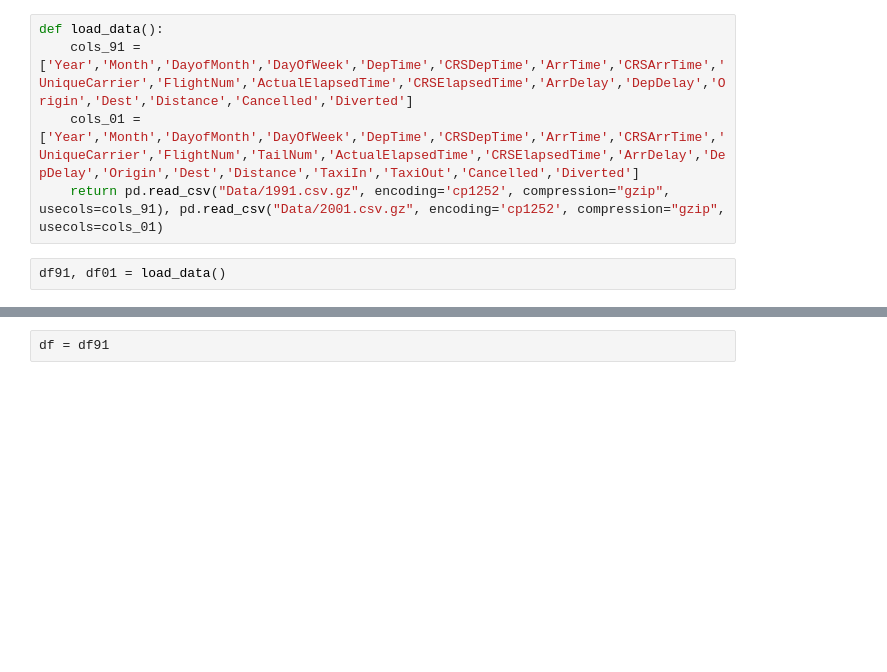
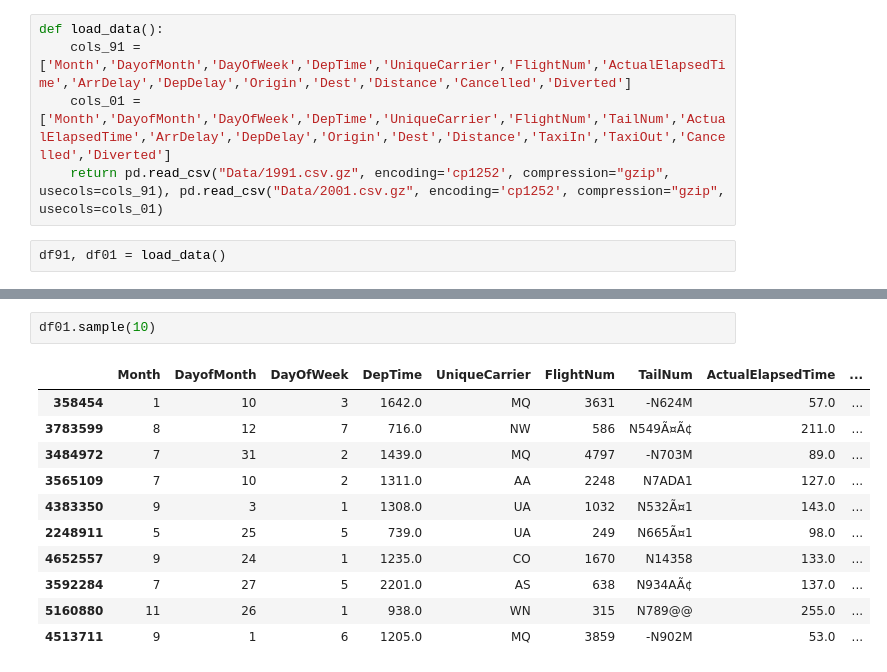
Before and after one commit to rizny786/Flights, a Jupyter notebook: notebook.ipynb, the cells around one changed output, grey strips where cells are left out. Saved outputs shown, nothing was run; the diff lists cells and outputs as text; blank space fills up the shorter version.

```diff
--- a/notebook.ipynb
+++ b/notebook.ipynb
@@ -5,7 +14,7 @@ import pandas as pd
 # %%
 def load_data():
-    cols_91 = ['Year','Month','DayofMonth','DayOfWeek','DepTime','CRSDepTime','ArrTime','CRSArrTime','UniqueCarrier','FlightNum','ActualElapsedTime','CRSElapsedTime','ArrDelay','DepDelay','Origin','Dest','Distance','Cancelled','Diverted']
-    cols_01 = ['Year','Month','DayofMonth','DayOfWeek','DepTime','CRSDepTime','ArrTime','CRSArrTime','UniqueCarrier','FlightNum','TailNum','ActualElapsedTime','CRSElapsedTime','ArrDelay','DepDelay','Origin','Dest','Distance','TaxiIn','TaxiOut','Cancelled','Diverted']
+    cols_91 = ['Month','DayofMonth','DayOfWeek','DepTime','UniqueCarrier','FlightNum','ActualElapsedTime','ArrDelay','DepDelay','Origin','Dest','Distance','Cancelled','Diverted']
+    cols_01 = ['Month','DayofMonth','DayOfWeek','DepTime','UniqueCarrier','FlightNum','TailNum','ActualElapsedTime','ArrDelay','DepDelay','Origin','Dest','Distance','TaxiIn','TaxiOut','Cancelled','Diverted']
     return pd.read_csv("Data/1991.csv.gz", encoding='cp1252', compression="gzip", usecols=cols_91), pd.read_csv("Data/2001.csv.gz", encoding='cp1252', compression="gzip", usecols=cols_01)
 # %%
 df91, df01 = load_data()
@@ -26,3 +35,15 @@ df91.sample(10)
-# %%
-df = df91
+# %%
+df01.sample(10)
+# %% [output]
+|  | Month | DayofMonth | DayOfWeek | DepTime | UniqueCarrier | FlightNum | TailNum | ActualElapsedTime | ... |
+| 358454 | 1 | 10 | 3 | 1642.0 | MQ | 3631 | -N624M | 57.0 | ... |
+| 3783599 | 8 | 12 | 7 | 716.0 | NW | 586 | N549Ã¤Ã¢ | 211.0 | ... |
+| 3484972 | 7 | 31 | 2 | 1439.0 | MQ | 4797 | -N703M | 89.0 | ... |
+| 3565109 | 7 | 10 | 2 | 1311.0 | AA | 2248 | N7ADA1 | 127.0 | ... |
+| 4383350 | 9 | 3 | 1 | 1308.0 | UA | 1032 | N532Ã¤1 | 143.0 | ... |
+| 2248911 | 5 | 25 | 5 | 739.0 | UA | 249 | N665Ã¤1 | 98.0 | ... |
+| 4652557 | 9 | 24 | 1 | 1235.0 | CO | 1670 | N14358 | 133.0 | ... |
+| 3592284 | 7 | 27 | 5 | 2201.0 | AS | 638 | N934AÃ¢ | 137.0 | ... |
+| 5160880 | 11 | 26 | 1 | 938.0 | WN | 315 | N789@@ | 255.0 | ... |
+| 4513711 | 9 | 1 | 6 | 1205.0 | MQ | 3859 | -N902M | 53.0 | ... |
 # %%
```
Also changed, not shown: parts of 20 cells of this notebook, 5 other files.
